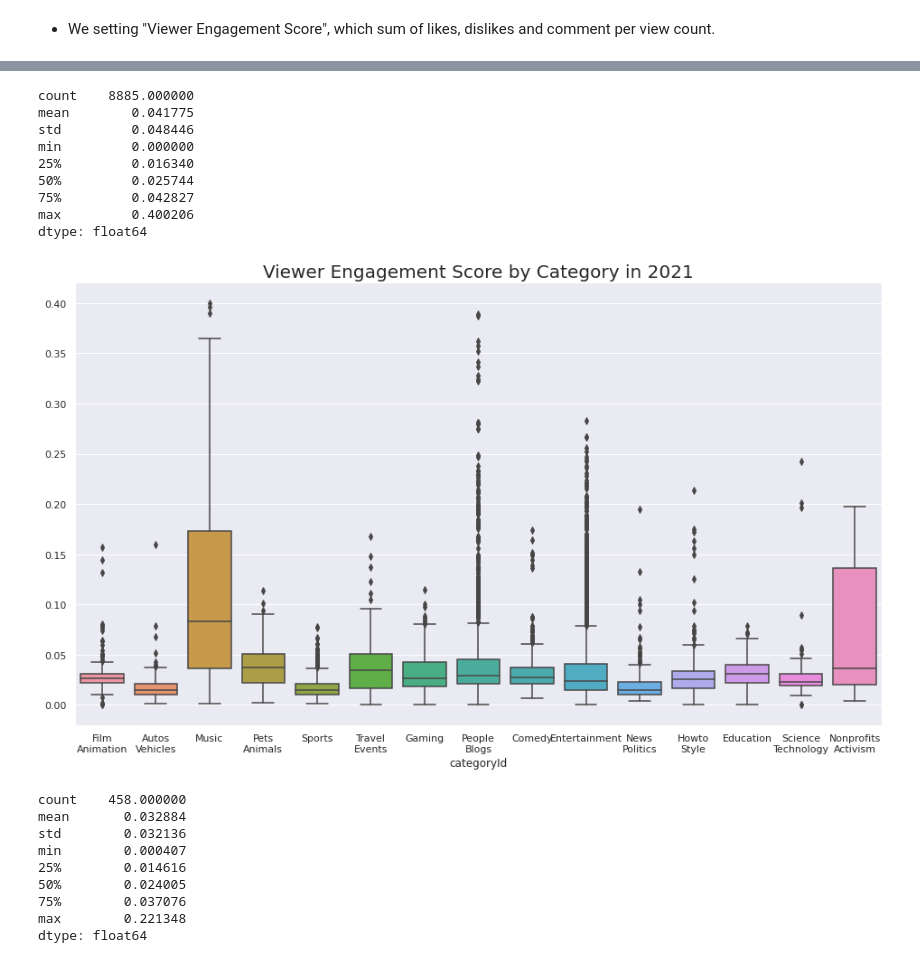
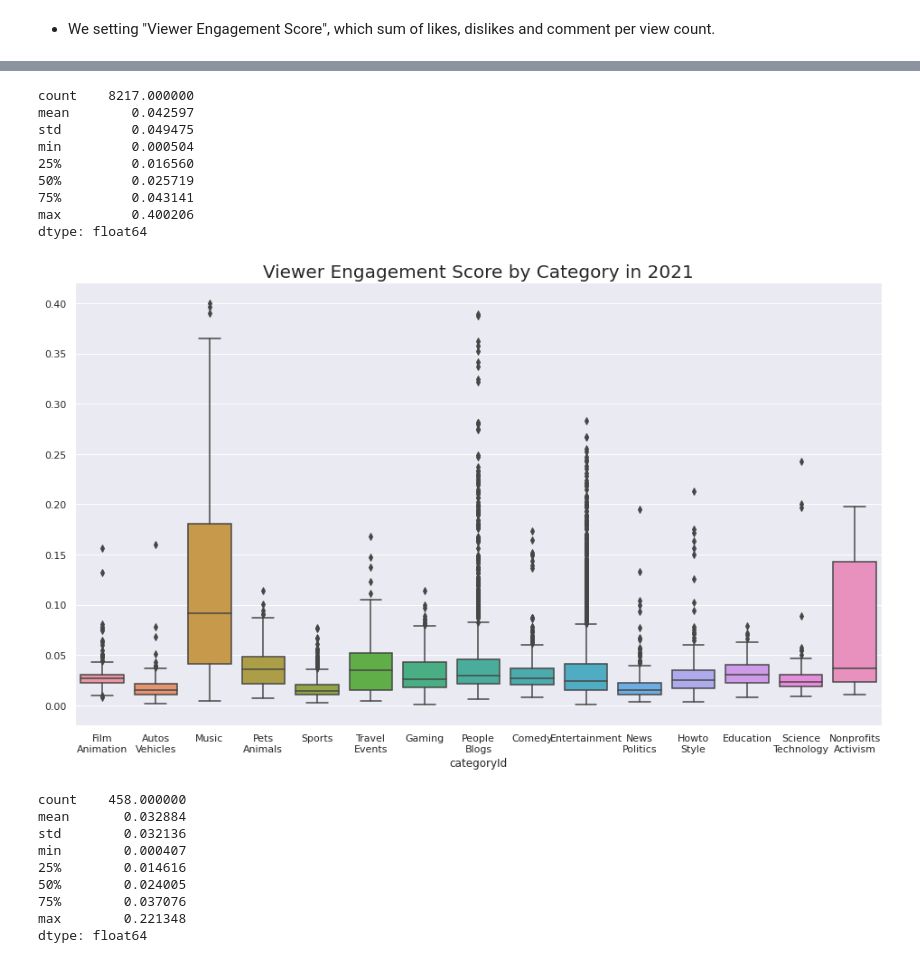
Before and after one commit to JinLover/Kaggle_project, a Jupyter notebook: youtube-analysis.ipynb, the cells around one changed output, grey strips where cells are left out. Saved outputs shown, nothing was run; the diff lists cells and outputs as text; code cells hidden in the pictures.

```diff
--- a/youtube-analysis.ipynb
+++ b/youtube-analysis.ipynb
@@ -320,22 +345,22 @@ dtype: float64
 # %%
-data = KR_2021_nodup
+data = Rating_2021
 score = (data["likes"] + data["dislikes"] + data["comment_count"])/data["view_count"]
 print(score.describe())
 g = sns.boxplot(x="categoryId",y=score ,data=data)
 xticks = list(map(lambda x:KR_id.loc[x].values[0], sorted(data["categoryId"].unique())))
 g.set_xticklabels(xticks);
 g.set_title("Viewer Engagement Score by Category in 2021", size = 20, weight = True);
 # %% [output]
-count    8885.000000
-mean        0.041775
-std         0.048446
-min         0.000000
-25%         0.016340
-50%         0.025744
-75%         0.042827
+count    8217.000000
+mean        0.042597
+std         0.049475
+min         0.000504
+25%         0.016560
+50%         0.025719
+75%         0.043141
 max         0.400206
 dtype: float64
-[figure, old version]
+[figure, new version]
 # %%
 data = KR_2022_nodup
 score = (data["likes"] + data["dislikes"] + data["comment_count"])/data["view_count"]
```
Also changed, not shown: parts of 13 cells of this notebook.
